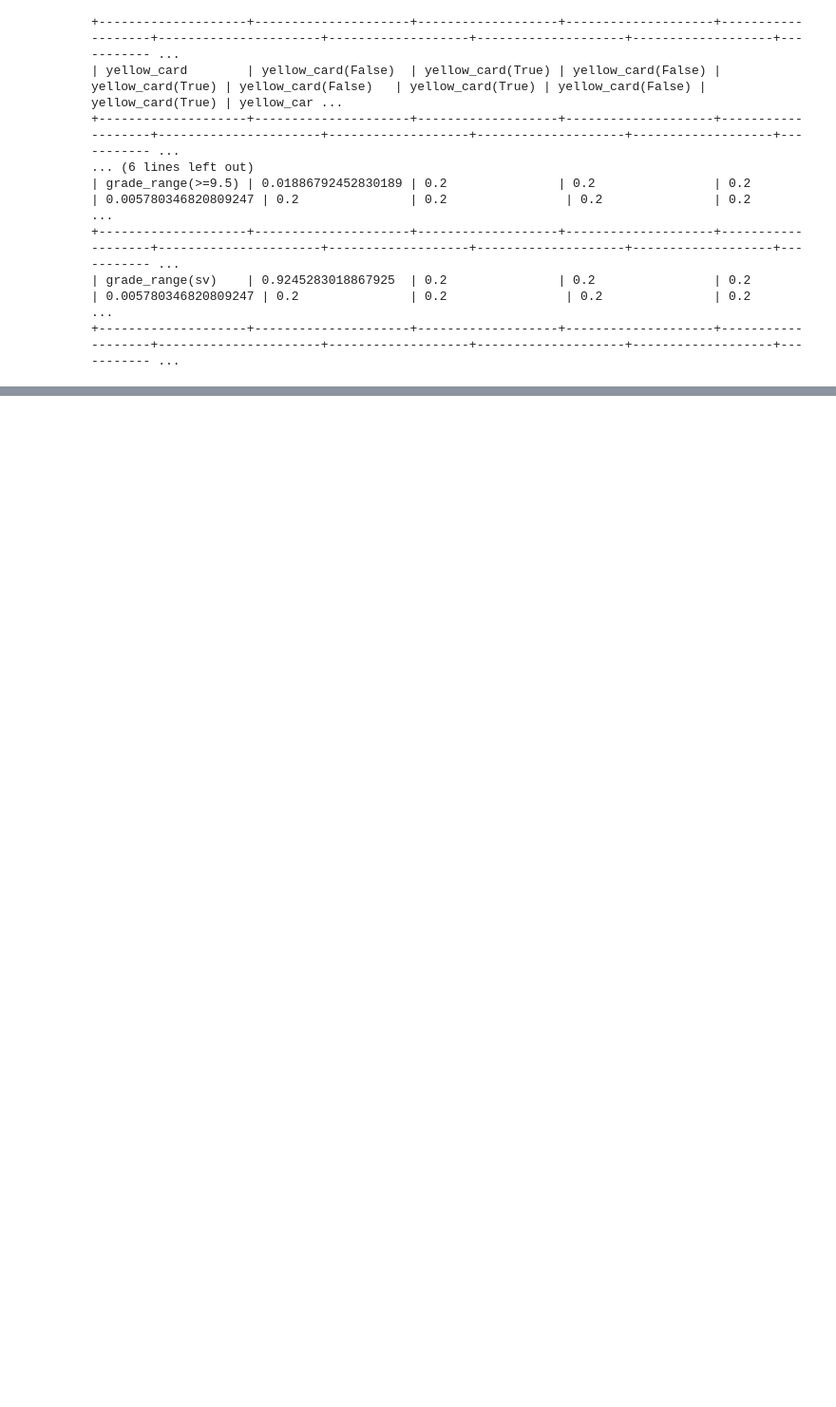
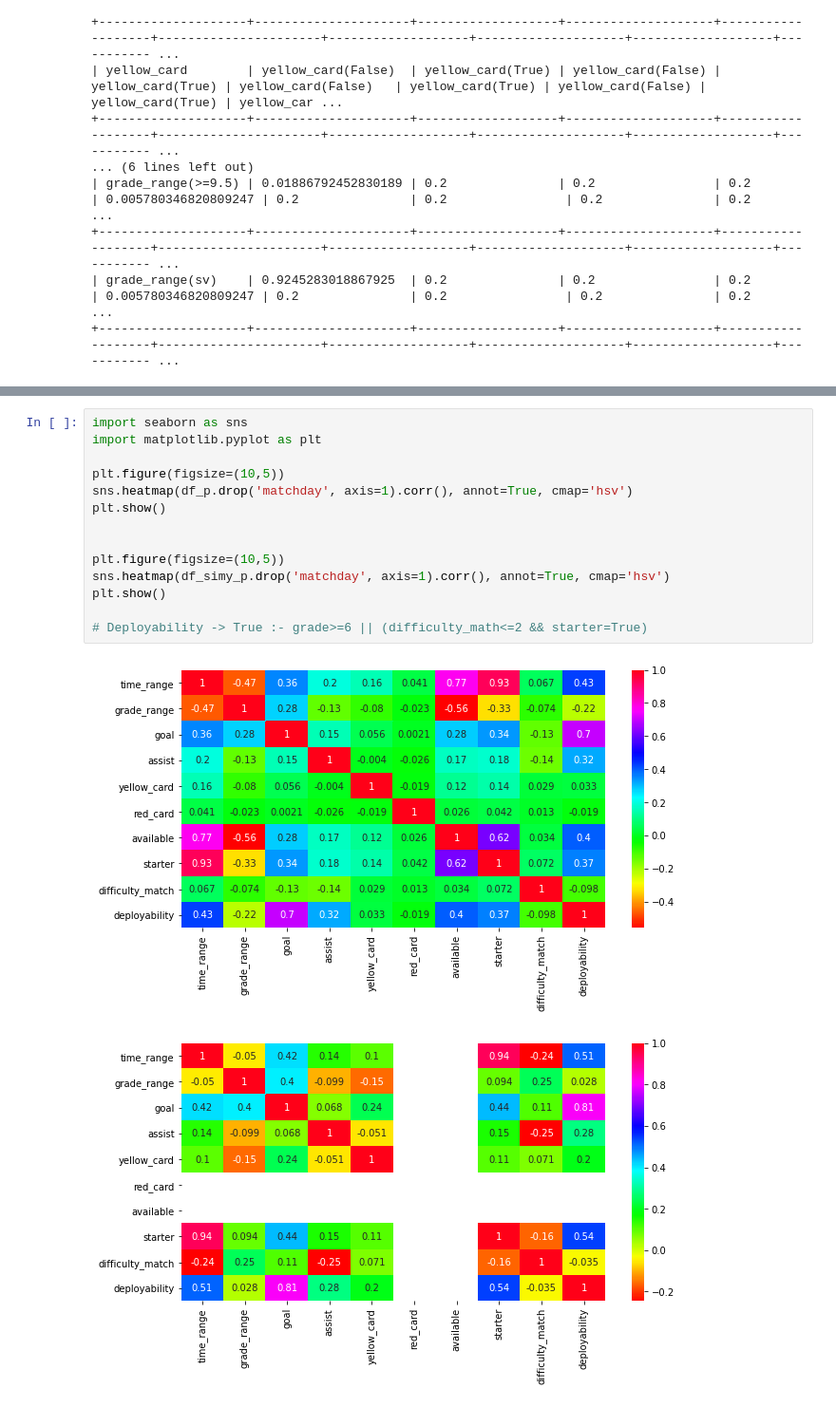
Before and after one commit to SalvoPisciotta/FantaBayesianNet, a Jupyter notebook: src/FantaBayesianNet.ipynb, the cells around one changed output, grey strips where cells are left out. Shown at 95% size. Cells and saved outputs as stored; diff of their text form; blank space fills up the shorter version.

```diff
--- a/src/FantaBayesianNet.ipynb
+++ b/src/FantaBayesianNet.ipynb
@@ -306,0 +355,17 @@ df
+# %%
+import seaborn as sns
+import matplotlib.pyplot as plt
+
+plt.figure(figsize=(10,5))
+sns.heatmap(df_p.drop('matchday', axis=1).corr(), annot=True, cmap='hsv')
+plt.show()
+
+
+plt.figure(figsize=(10,5))
+sns.heatmap(df_simy_p.drop('matchday', axis=1).corr(), annot=True, cmap='hsv')
+plt.show()
+
+# Deployability -> True :- grade>=6 || (difficulty_math<=2 && starter=True)
+# %% [output]
+[figure, added]
+[figure, added]
```
Also changed, not shown: parts of 14 cells of this notebook, 29 other files.
